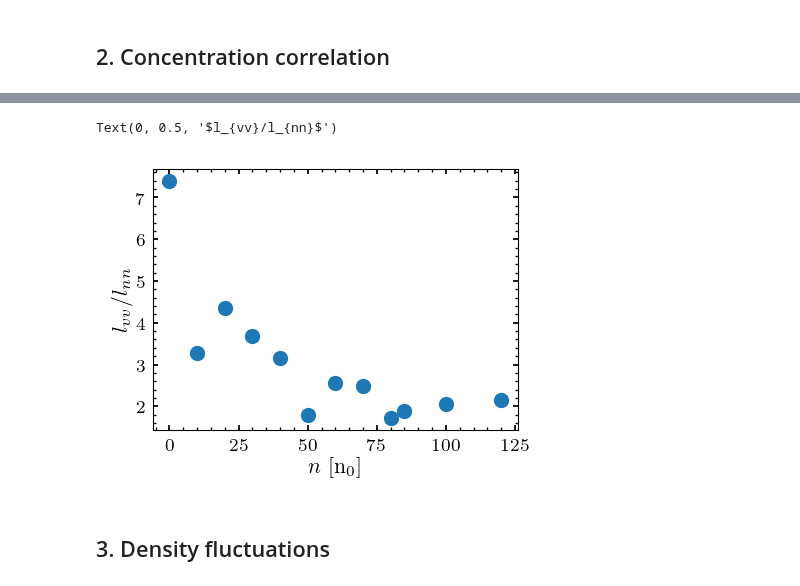
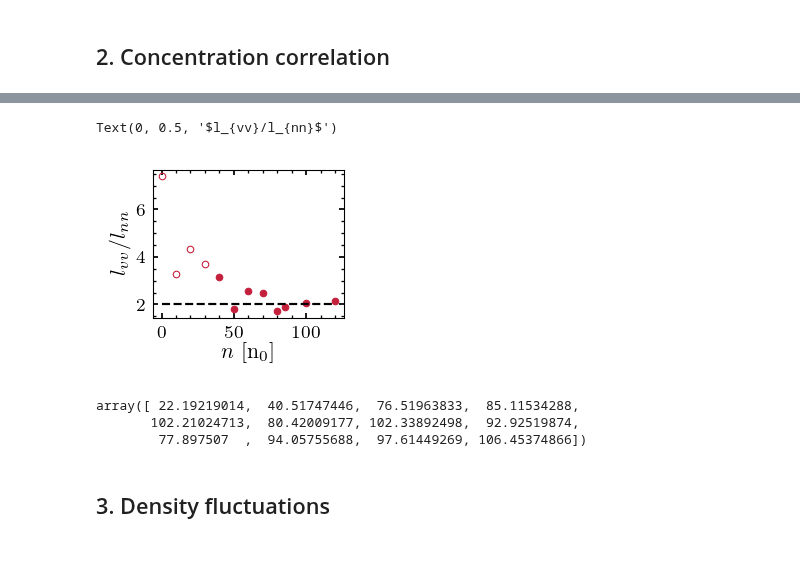
Before and after one commit to ZLoverty/Python, a Jupyter notebook: Correlation/src/Figures.ipynb, the cells around one changed output, grey strips where cells are left out. Saved outputs shown, nothing was run; the diff lists cells and outputs as text; code cells hidden in the pictures; blank space fills up the shorter version.

```diff
--- a/Correlation/src/Figures.ipynb
+++ b/Correlation/src/Figures.ipynb
@@ -22,0 +19,4 @@ dirs = data_log_mapping(kw='aug')
+# %%
+cav_data = pd.read_csv(r'D:\density_fluctuations\08032020\cav_imseq\09\3276-3277.csv')
+cav_data_r = cav_data.assign(R=(cav_data.X**2+cav_data.Y**2)**0.5).sort_values(by=['R'])
+plt.plot(cav_data_r.R, savgol_filter(cav_data_r.CV, 11, 3))
@@ -22,0 +26,13 @@ dirs = data_log_mapping(kw='aug')
+# %%
+conc_list = [20, 40, 60, 80, 100, 120]
+dir_list = ['08032020-11', '08032020-08','08032020-05','08032020-02', '08062020-02', '08062020-05']
+file_list = ['3096-3097', '3132-3133', '3168-3169', '3204-3205', '3240-3241', '3276-3277', '3312-3313']
+for c, d in zip(conc_list, dir_list):
+    date, num = d.split('-')
+    for i, f in enumerate(file_list):
+        cav_data = pd.read_csv(r'D:\density_fluctuations\{0}\cav_imseq\{1}\{2}.csv'.format(date, num, f))
+        if i == 0:
+            cav_data_r = cav_data.assign(R=(cav_data.X**2+cav_data.Y**2)**0.5).sort_values(by=['R'])
+        else:
+            cav_data_r += cav_data.assign(R=(cav_data.X**2+cav_data.Y**2)**0.5).sort_values(by=['R'])
+    plt.plot(cav_data_r.R/len(file_list), savgol_filter(cav_data_r.CV, 11, 3)/len(file_list), )
@@ -23,5 +52,5 @@ dirs = data_log_mapping(kw='aug')
 # %%
-data = pd.read_excel(io=r'E:\Google Drive\Research projects\DF\data\new_data_summary.xlsx', sheet_name='corrV')
+data = pd.read_excel(io=r'I:\Google Drive\Research projects\DF\data\new_data_summary.xlsx', sheet_name='corrV')
 data = data.dropna()
 plt.figure(figsize=(3, 2.2))
 plt.errorbar(data['conc'], data['avg']*0.33/3, yerr=data['std']*0.33/3, ls='', elinewidth=0.5, marker='o')
@@ -139,3 +132,3 @@ Text(0, 0.5, '$l_{nn}/l_b$')
 # %%
-ln = np.array(data['avg'])
+ln = np.array(data1['avg'])
 # %%
@@ -151,11 +146,21 @@ plt.legend(loc='lower right')
 # %%
-plt.figure(figsize=(3, 2.2))
-plt.plot(data['conc'], lv/ln, ls='', marker='o')
+# plt.figure(figsize=(3, 2.2))
+plt.plot(data['conc'][0:4], (lv/ln)[0:4], marker='o', ls='', mfc=(0,0,0,0),
+        mew=0.5, mec=wowcolor(0), markersize=3)
+plt.plot(data['conc'][4:], (lv/ln)[4:], marker='o', ls='', mfc=wowcolor(0),
+        mew=0.5, mec=wowcolor(0), markersize=3)
+plt.plot([0, 120], [2, 2], ls='--', color='black', lw=1)
 plt.xlabel('$n$ [n$_0$]')
 plt.ylabel('$l_{vv}/l_{nn}$')
 # %% [output]
 Text(0, 0.5, '$l_{vv}/l_{nn}$')
-[figure, old version]
+[figure, new version]
+# %%
+lv
+# %% [output]
+array([ 22.19219014,  40.51747446,  76.51963833,  85.11534288,
+       102.21024713,  80.42009177, 102.33892498,  92.92519874,
+        77.897507  ,  94.05755688,  97.61449269, 106.45374866])
 # %% [markdown]
 ## 3. Density fluctuations
 # %% [markdown]
```
Also changed, not shown: parts of 15 cells of this notebook, 1 other file.
